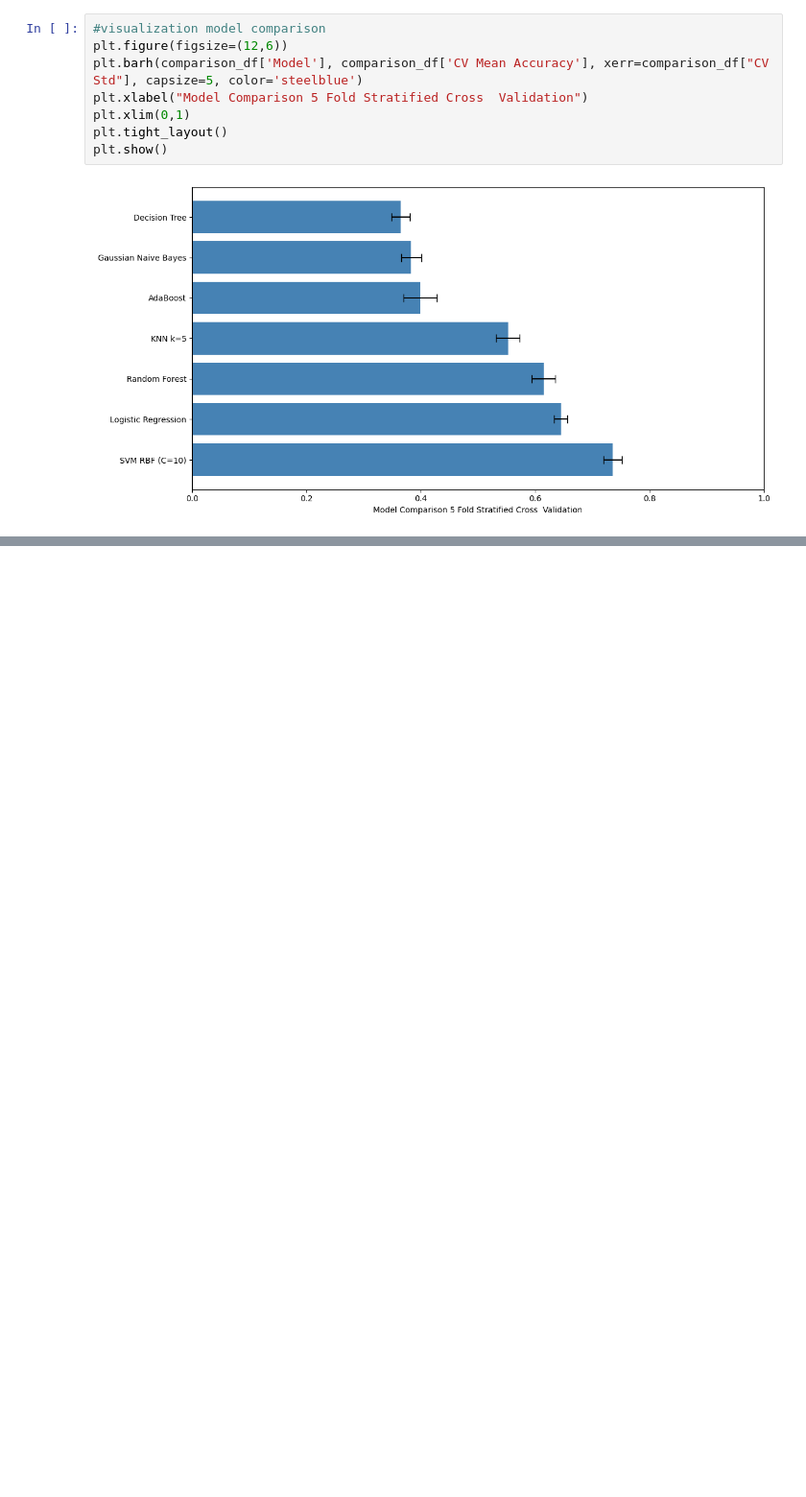
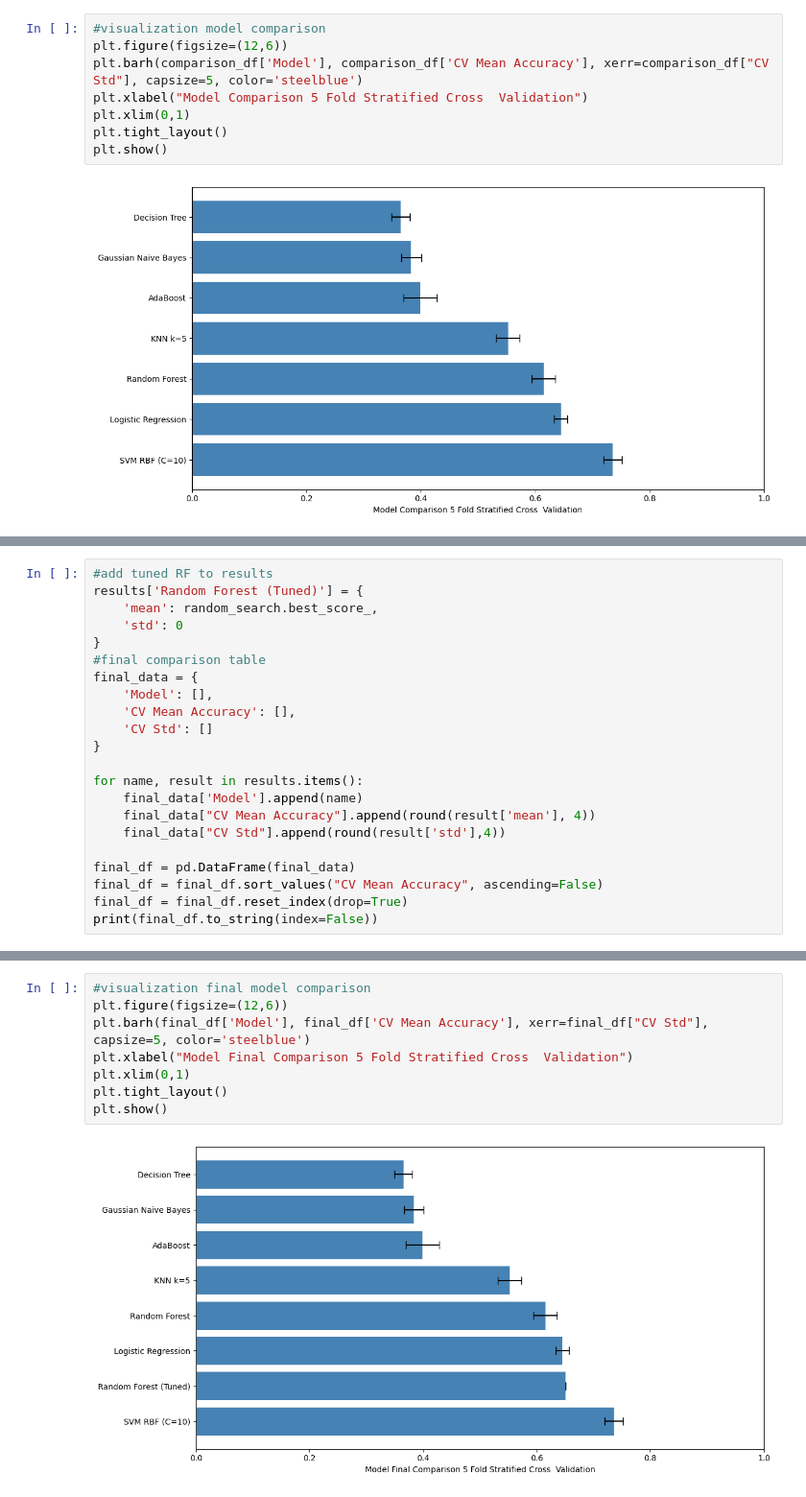
Before and after one commit to Alex-Abreu3/Project_CSE432-532, a Jupyter notebook: SER_Project/notebooks/week10_model_validation.ipynb, the cells around one changed output, grey strips where cells are left out. Shown at 96% size. Saved outputs shown, nothing was run; the diff lists cells and outputs as text; blank space fills up the shorter version.

```diff
--- a/SER_Project/notebooks/week10_model_validation.ipynb
+++ b/SER_Project/notebooks/week10_model_validation.ipynb
@@ -170,0 +177,22 @@ print(f"Best CV Accuracy: {random_search.best_score_:.4f}")
+# %%
+#add tuned RF to results
+results['Random Forest (Tuned)'] = {
+    'mean': random_search.best_score_,
+    'std': 0
+}
+#final comparison table
+final_data = {
+    'Model': [],
+    'CV Mean Accuracy': [],
+    'CV Std': []
+}
+
+for name, result in results.items():
+    final_data['Model'].append(name)
+    final_data["CV Mean Accuracy"].append(round(result['mean'], 4))
+    final_data["CV Std"].append(round(result['std'],4))
+
+final_df = pd.DataFrame(final_data)
+final_df = final_df.sort_values("CV Mean Accuracy", ascending=False)
+final_df = final_df.reset_index(drop=True)
+print(final_df.to_string(index=False))
@@ -170,0 +209,10 @@ print(f"Best CV Accuracy: {random_search.best_score_:.4f}")
+# %%
+#visualization final model comparison
+plt.figure(figsize=(12,6))
+plt.barh(final_df['Model'], final_df['CV Mean Accuracy'], xerr=final_df["CV Std"], capsize=5, color='steelblue')
+plt.xlabel("Model Final Comparison 5 Fold Stratified Cross  Validation")
+plt.xlim(0,1)
+plt.tight_layout()
+plt.show()
+# %% [output]
+[figure, added]
```
Also changed, not shown: parts of 3 cells of this notebook.
